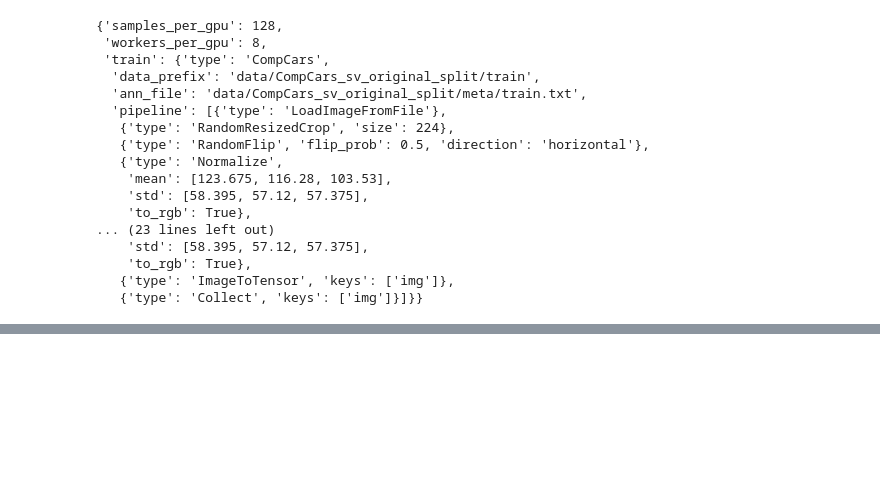
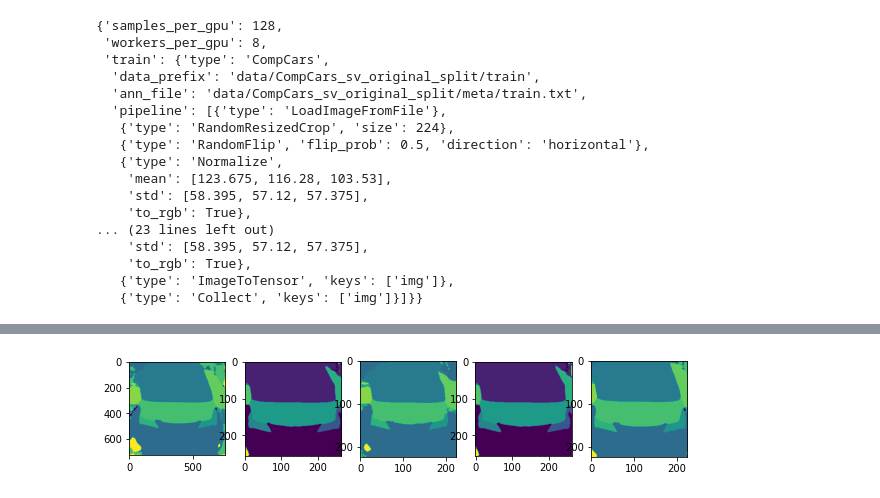
Before and after one commit to L1nusB/XAI-Vehicle-Classification, a Jupyter notebook: notebooks/SegmentationWork.ipynb, the cells around one changed output, grey strips where cells are left out. Cells and saved outputs as stored; diff of their text form; code cells hidden in the pictures; blank space fills up the shorter version.

```diff
--- a/notebooks/SegmentationWork.ipynb
+++ b/notebooks/SegmentationWork.ipynb
@@ -345,0 +361,11 @@ with np.load('output/raw0.npz') as r, np.load('output/pipe0.npz') as p, np.load(
+# %%
+with np.load('output/raw0.npz') as r, np.load('output/pipe0.npz') as p, np.load('output/pipe40.npz') as p4, np.load('output/pipe20.npz') as p2, np.load('output/pipe30.npz') as p3, open('output/split0.txt') as t:
+    lines = [line.strip() for line in t]
+    fig, ax = plt.subplots(1,5, figsize=(10,5))
+    ax[0].imshow(r[lines[0]])
+    ax[1].imshow(p[lines[0]])
+    ax[2].imshow(p2[lines[0]])
+    ax[3].imshow(p3[lines[0]])
+    ax[4].imshow(p4[lines[0]])
+# %% [output]
+[figure, added]
```
Also changed, not shown: parts of 21 cells of this notebook, 5 other files.
